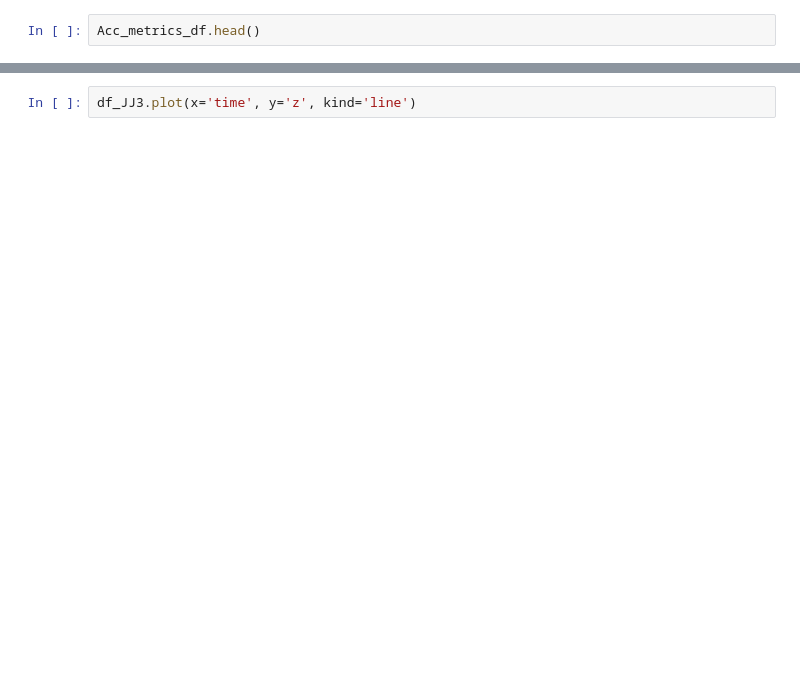
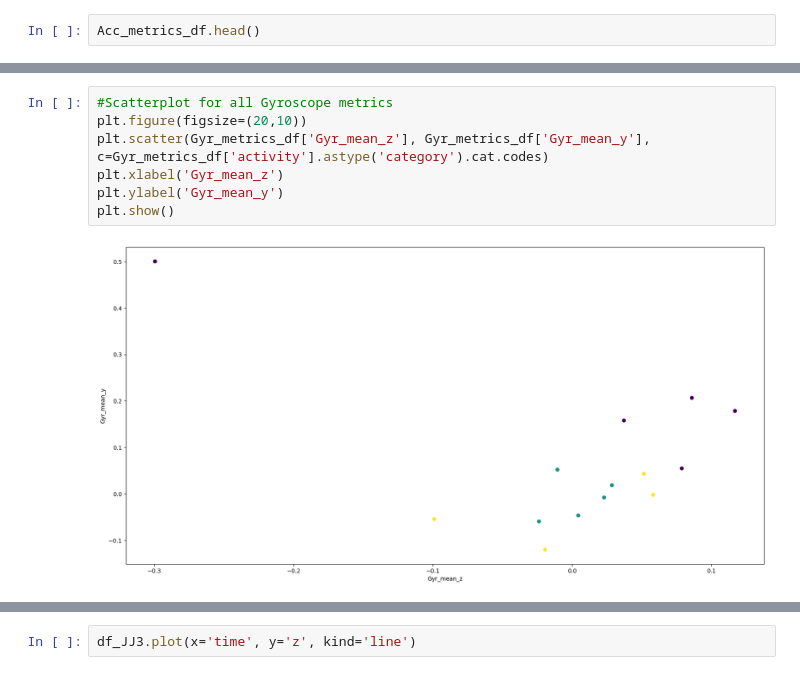
Before and after one commit to Wipfla/ML4B_App, a Jupyter notebook: ML_Marvin.ipynb, the cells around one changed output, grey strips where cells are left out. Drawn from its saved outputs; the diff is of its cells as text; blank space fills up the shorter version.

```diff
--- a/ML_Marvin.ipynb
+++ b/ML_Marvin.ipynb
@@ -487 +507,10 @@ Acc_metrics_df.head()
+# %%
+#Scatterplot for all Gyroscope metrics
+plt.figure(figsize=(20,10))
+plt.scatter(Gyr_metrics_df['Gyr_mean_z'], Gyr_metrics_df['Gyr_mean_y'], c=Gyr_metrics_df['activity'].astype('category').cat.codes)
+plt.xlabel('Gyr_mean_z')
+plt.ylabel('Gyr_mean_y')
+plt.show()
+# %% [output]
+[figure, added]
 # %%
```
Also changed, not shown: parts of 25 cells of this notebook, 35 other files.
